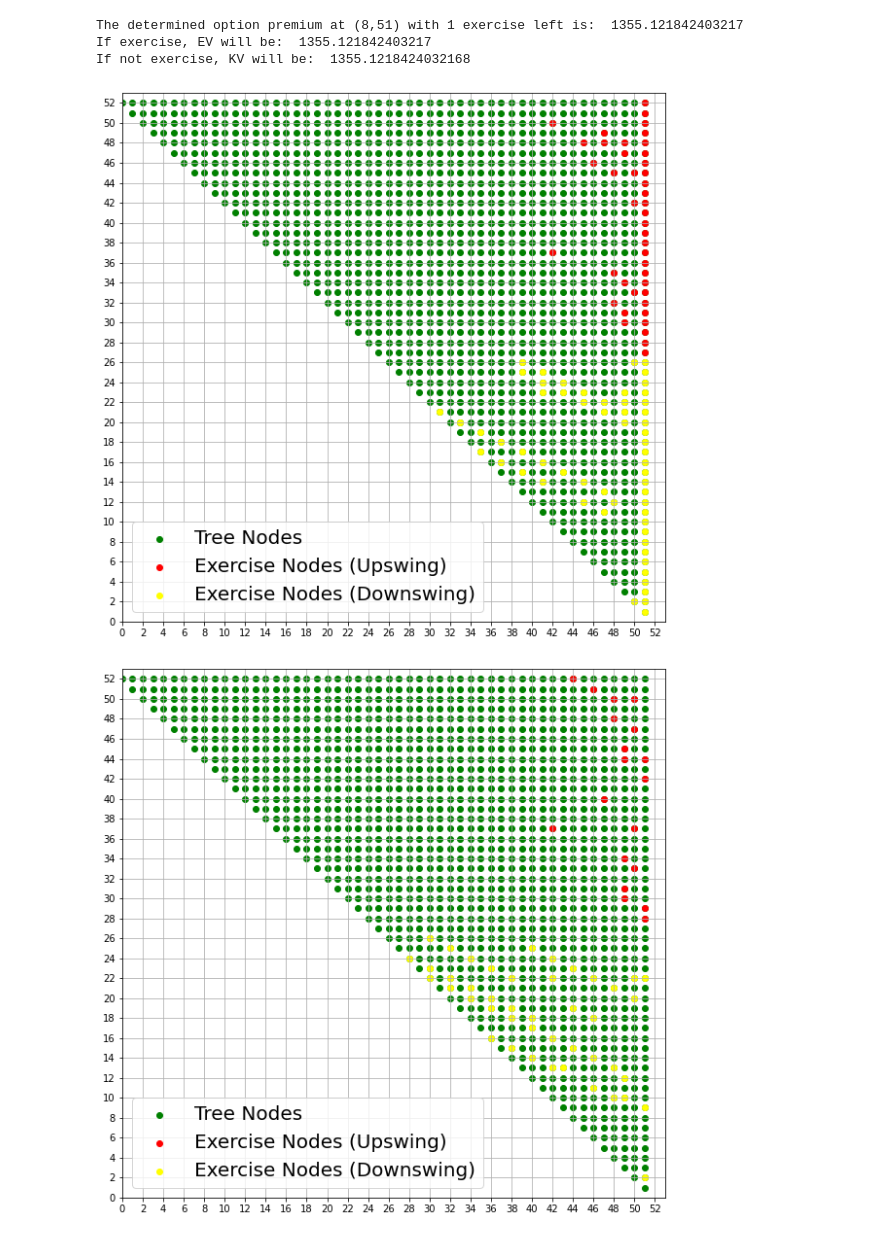
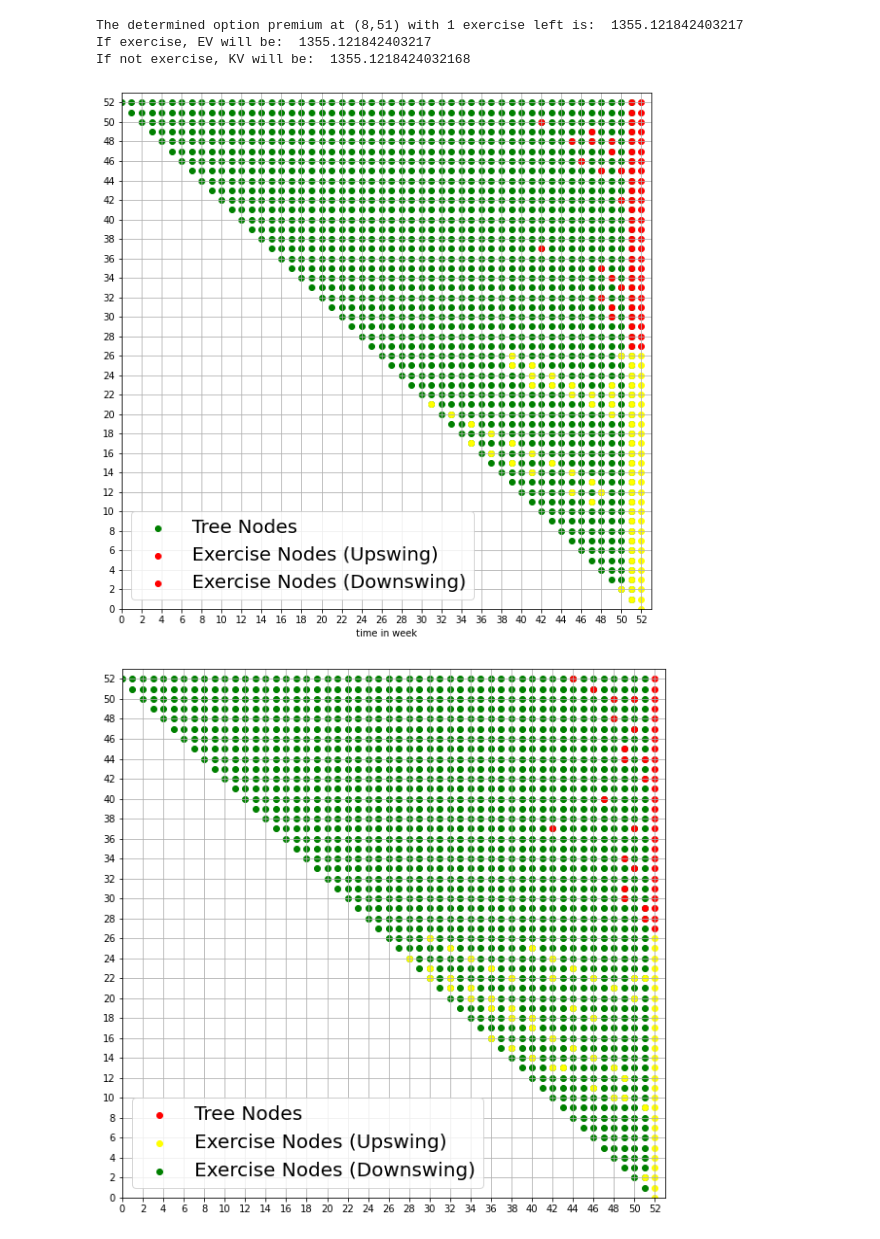
Before and after one commit to ThatManRong/APM466_A2, a Jupyter notebook: APM466_A2.ipynb, the cells around one changed output. Drawn from its saved outputs; the diff is of its cells as text; code cells hidden in the pictures.

Commit message:
Added the trivial exercise node

```diff
--- a/APM466_A2.ipynb
+++ b/APM466_A2.ipynb
@@ -149,23 +149,29 @@ for i in range(52):
 # %%
 # X_tree = [i for i in range(0,53,1)]
 # Y_tree = [i for i in range(52,-1, -1)]
 import matplotlib.pyplot as plt
 
 fig = plt.figure(figsize=(10,10))
 ax = fig.gca()
 ax.set_xticks(np.arange(0, 53, 2))
 ax.set_yticks(np.arange(0, 53, 2))
 plt.xlim(0,53)
 plt.ylim(0,53)
-
+plt.xlabel("time in week")
 plt.scatter(X_tree, Y_tree, color = "green", marker = "o")
 plt.scatter(X_up[1], Y_up[1], color = "red")
+
 plt.scatter(X_down[1], Y_down[1], color = "yellow")
+
+#Last period will trivially exercise
+plt.scatter(26*[52], [i for i in range(27,53)], color = "red")
+plt.scatter(27*[52], [i for i in range(0,27)], color = "yellow")
+
 plt.legend(["Tree Nodes", "Exercise Nodes (Upswing)", "Exercise Nodes (Downswing)"], prop={'size': 20})
 plt.grid()
 plt.show()
 # %% [output]
-[figure, old version]
+[figure, new version]
 # %%
 import matplotlib.pyplot as plt
 
@@ -175,6 +181,9 @@ ax.set_xticks(np.arange(0, 53, 2))
 ax.set_yticks(np.arange(0, 53, 2))
 plt.xlim(0,53)
 plt.ylim(0,53)
+#Last period will trivially exercise
+plt.scatter(26*[52], [i for i in range(27,53)], color = "red")
+plt.scatter(27*[52], [i for i in range(0,27)], color = "yellow")
 
 plt.scatter(X_tree, Y_tree, color = "green", marker = "o")
 plt.scatter(X_up[0], Y_up[0], color = "red")
@@ -183,7 +192,7 @@ plt.legend(["Tree Nodes", "Exercise Nodes (Upswing)", "Exercise Nodes (Downswing
 plt.grid()
 plt.show()
 # %% [output]
-[figure, old version]
+[figure, new version]
 # %%
 import matplotlib.pyplot as plt
 
```
Also changed, not shown: parts of 2 cells of this notebook.
